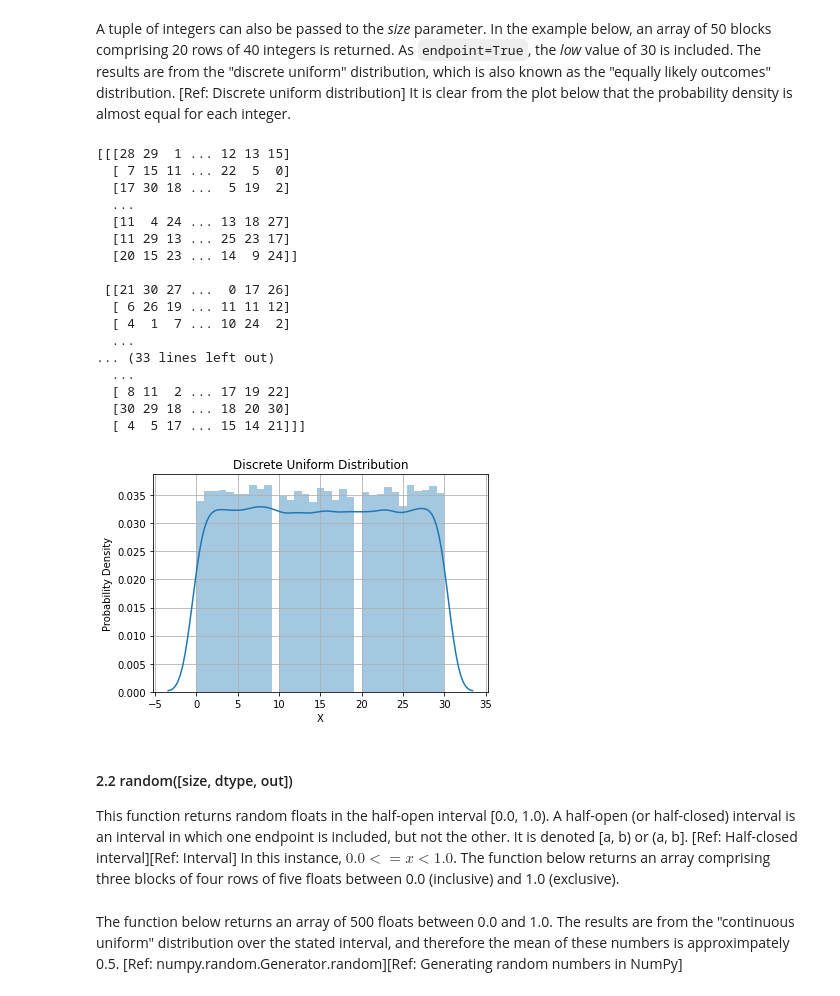
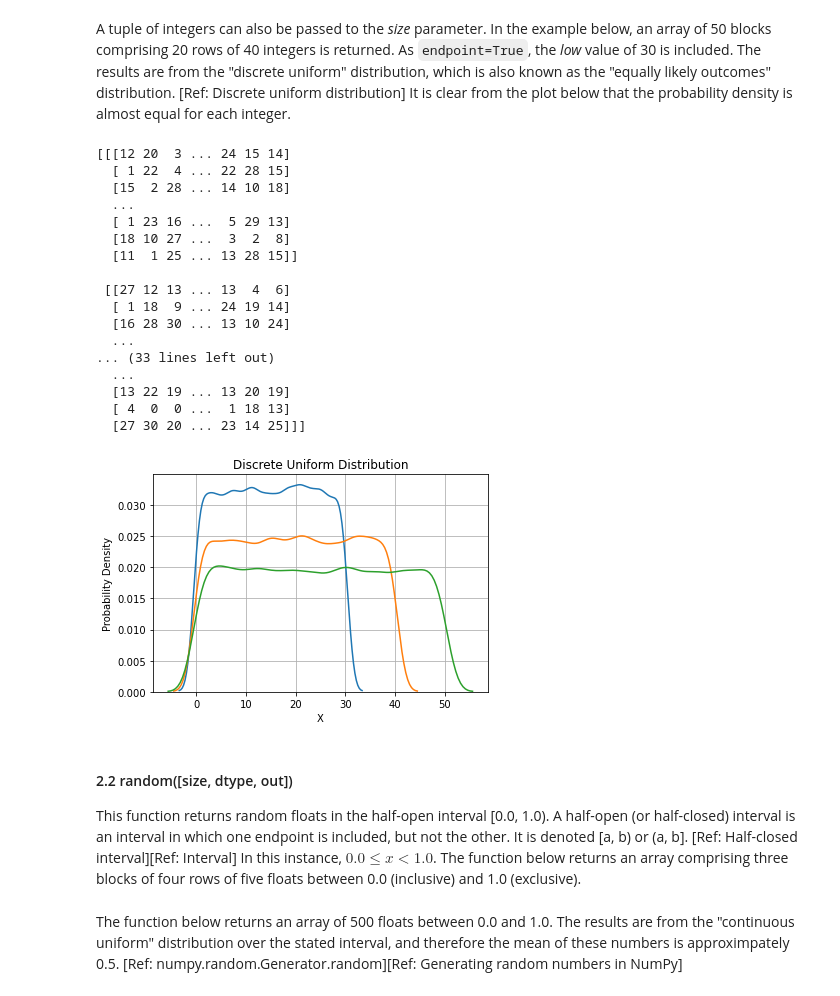
Before and after one commit to GaryLocke91/52465_programming_assignment, a Jupyter notebook: 52465_programming_assignment.ipynb, the cells around one changed output. Cells and saved outputs as stored; diff of their text form; code cells hidden in the pictures.

Commit message:
Analysis with scatter plots.

````diff
--- a/52465_programming_assignment.ipynb
+++ b/52465_programming_assignment.ipynb
@@ -69,38 +79,42 @@ array([4, 0, 0, 0, 2, 4, 3, 3, 4, 2, 4, 4, 1, 0, 2], dtype=int64)
 A tuple of integers can also be passed to the *size* parameter. In the example below, an array of 50 blocks comprising 20 rows of 40 integers is returned. As ```endpoint=True```, the *low* value of 30 is included. The results are from the "discrete uniform" distribution, which is also known as the "equally likely outcomes" distribution. [Ref: Discrete uniform distribution] It is clear from the plot below that the probability density is almost equal for each integer.
 # %%
 rng = np.random.default_rng()
-a = rng.integers(30, size=(50,20,40), endpoint=True)
+ax = rng.integers(30, size=(50,20,40), endpoint=True)
+ay = rng.integers(40, size=(50,20,40), endpoint=True)
+az = rng.integers(50, size=(50,20,40), endpoint=True)
 print(a)
 # %% [output]
-[[[28 29  1 ... 12 13 15]
-  [ 7 15 11 ... 22  5  0]
-  [17 30 18 ...  5 19  2]
+[[[12 20  3 ... 24 15 14]
+  [ 1 22  4 ... 22 28 15]
+  [15  2 28 ... 14 10 18]
   ...
-  [11  4 24 ... 13 18 27]
-  [11 29 13 ... 25 23 17]
-  [20 15 23 ... 14  9 24]]
+  [ 1 23 16 ...  5 29 13]
+  [18 10 27 ...  3  2  8]
+  [11  1 25 ... 13 28 15]]
 
- [[21 30 27 ...  0 17 26]
-  [ 6 26 19 ... 11 11 12]
-  [ 4  1  7 ... 10 24  2]
+ [[27 12 13 ... 13  4  6]
+  [ 1 18  9 ... 24 19 14]
+  [16 28 30 ... 13 10 24]
   ...
 ... (33 lines left out)
   ...
-  [ 8 11  2 ... 17 19 22]
-  [30 29 18 ... 18 20 30]
-  [ 4  5 17 ... 15 14 21]]]
+  [13 22 19 ... 13 20 19]
+  [ 4  0  0 ...  1 18 13]
+  [27 30 20 ... 23 14 25]]]
 # %%
-sns.distplot(a)
+sns.distplot(ax, hist=False)
+sns.distplot(ay, hist=False)
+sns.distplot(az, hist=False)
 plt.xlabel("X")
 plt.ylabel("Probability Density")
 plt.title("Discrete Uniform Distribution")
 plt.grid()
 # %% [output]
-[figure, old version]
+[figure, new version]
 # %% [markdown]
 #### 2.2 random([size, dtype, out])
 
-This function returns random floats in the half-open interval [0.0, 1.0). A half-open (or half-closed) interval is an interval in which one endpoint is included, but not the other. It is denoted [a, b) or (a, b]. [Ref: Half-closed interval][Ref: Interval] In this instance, $0.0<=x<1.0$. The function below returns an array comprising three blocks of four rows of five floats between 0.0 (inclusive) and 1.0 (exclusive).
+This function returns random floats in the half-open interval [0.0, 1.0). A half-open (or half-closed) interval is an interval in which one endpoint is included, but not the other. It is denoted [a, b) or (a, b]. [Ref: Half-closed interval][Ref: Interval] In this instance, $0.0≤x<1.0$. The function below returns an array comprising three blocks of four rows of five floats between 0.0 (inclusive) and 1.0 (exclusive).
 # %%
 rng = np.random.default_rng()
 rng.random((3,4,5))
````
Also changed, not shown: parts of 51 cells of this notebook.
